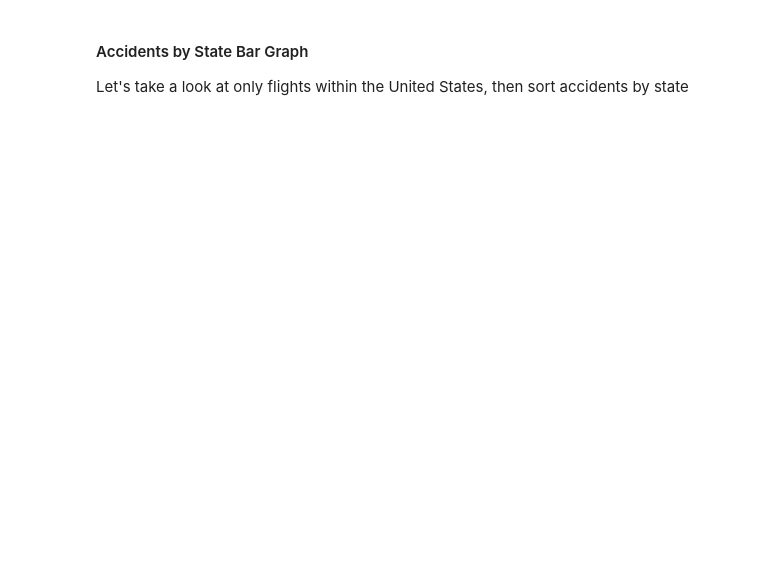
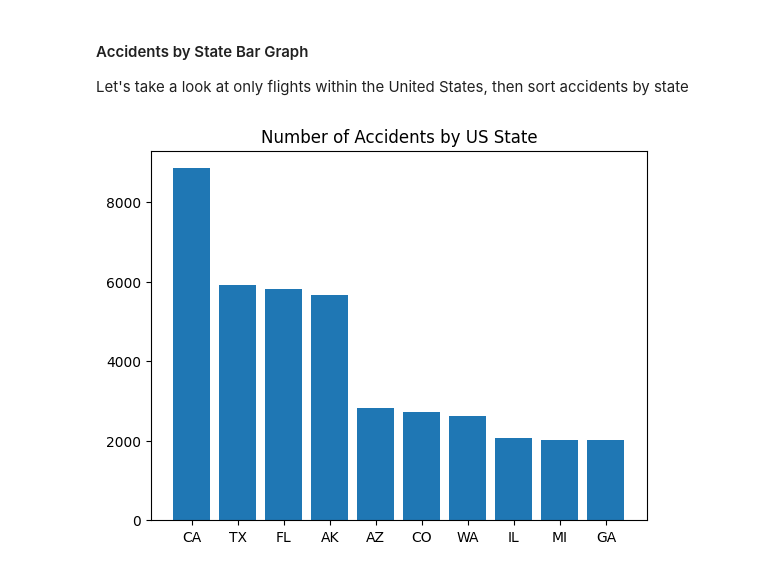
Before and after one commit to mnejaime/ntsb-analysis, a Jupyter notebook: notebook.ipynb, the cells around one changed output. Cells and saved outputs as stored; diff of their text form; code cells hidden in the pictures; blank space fills up the shorter version.

```diff
--- a/notebook.ipynb
+++ b/notebook.ipynb
@@ -267,0 +281,7 @@ usdb = df[df['Country'] == 'United States']
+# %%
+fig, ax = plt.subplots()
+ax.bar(top_10_states['State'], top_10_states['Accidents'])
+ax.set_title('Number of Accidents by US State')
+plt.show()
+# %% [output]
+[figure, added]
```
Also changed, not shown: parts of 24 cells of this notebook.
